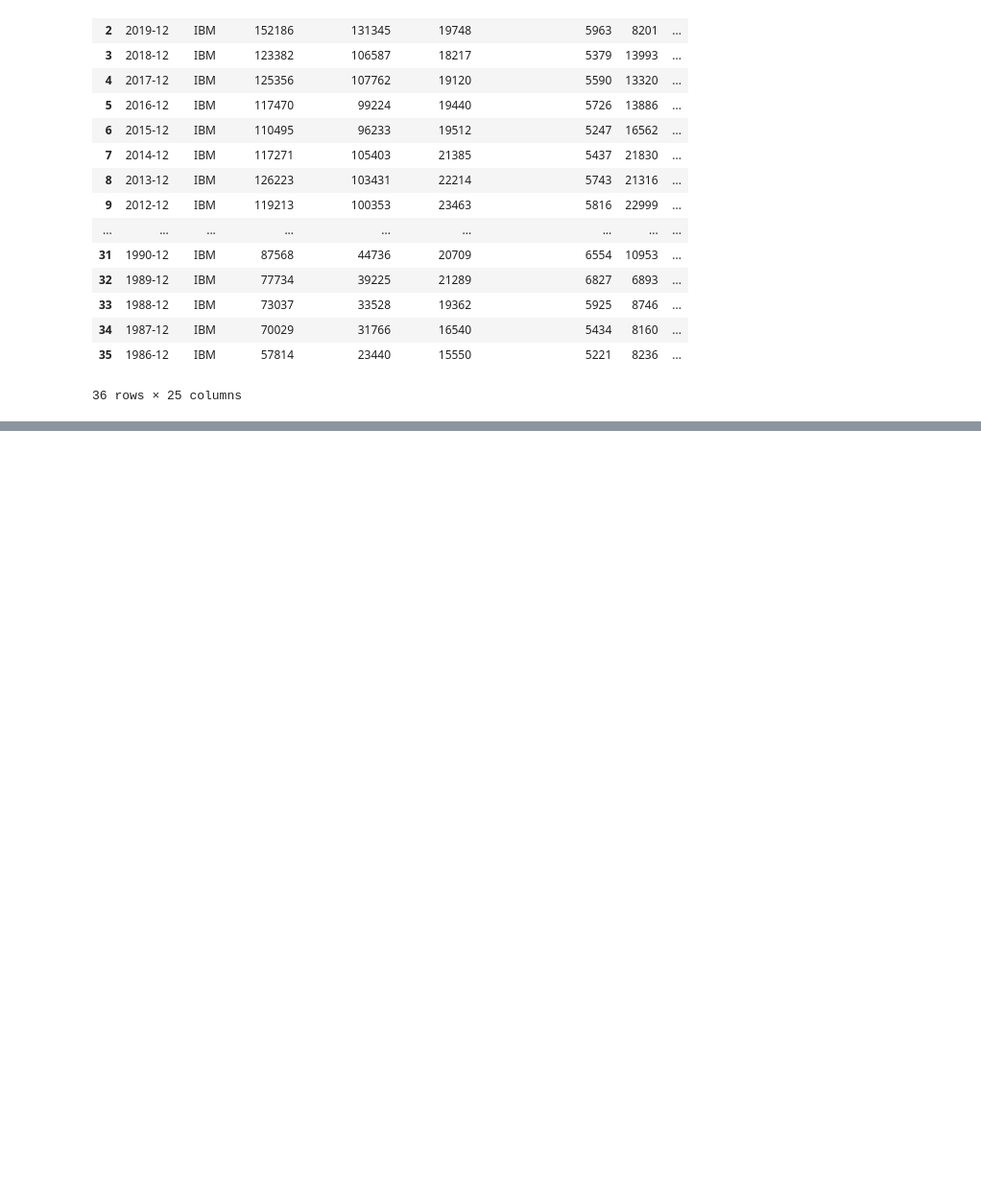
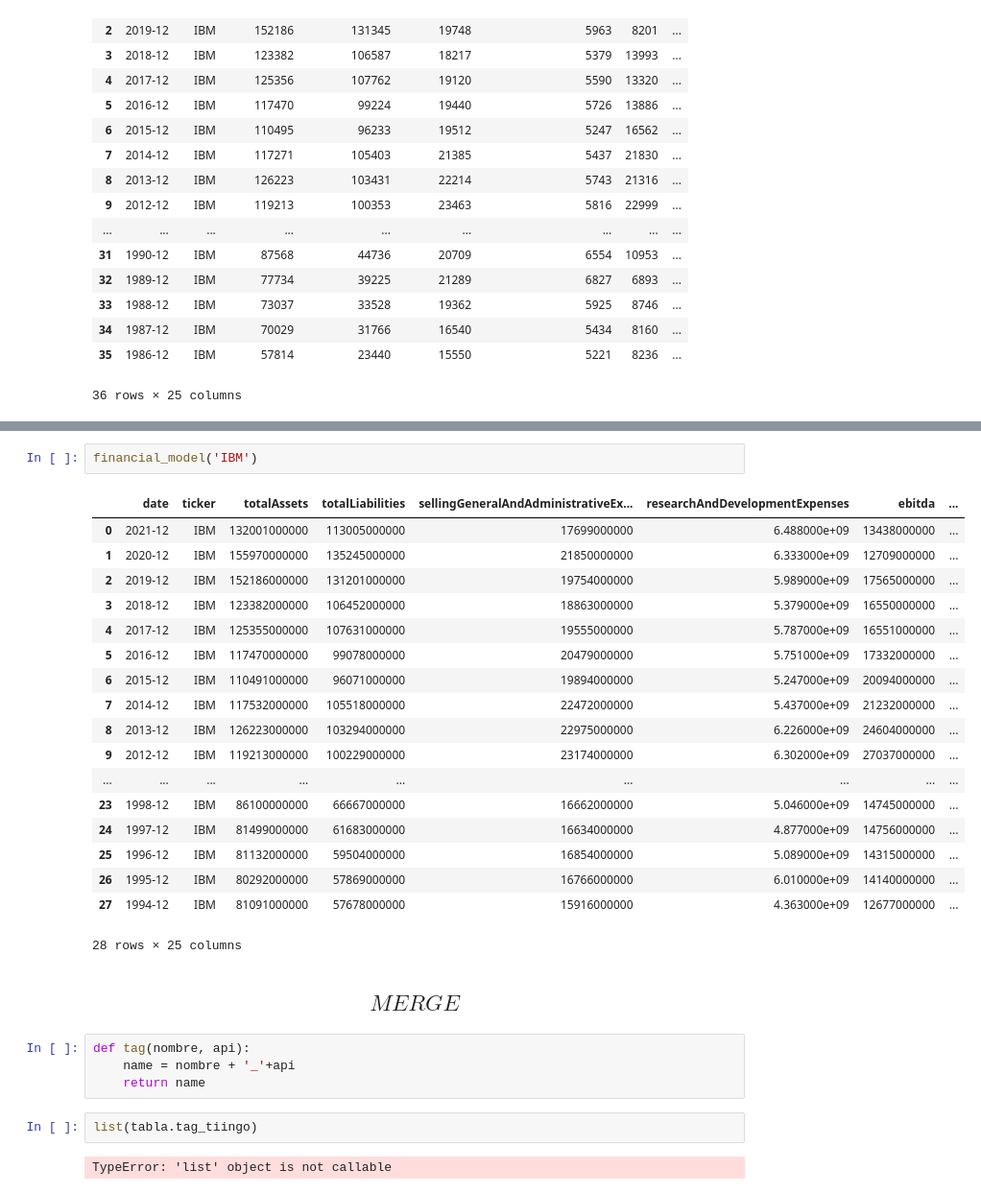
Before and after one commit to Aleengelstajn/Financial-APIs-Comparison-Python, a Jupyter notebook: API_downloads/Merge.ipynb, the cells around one changed output, grey strips where cells are left out. Shown at 96% size. Saved outputs shown, nothing was run; the diff lists cells and outputs as text; blank space fills up the shorter version.

```diff
--- a/API_downloads/Merge.ipynb
+++ b/API_downloads/Merge.ipynb
@@ -321,0 +437,31 @@ finnhub('IBM')
+# %%
+financial_model('IBM')
+# %% [output]
+|  | date | ticker | totalAssets | totalLiabilities | sellingGeneralAndAdministrativeEx... | researchAndDevelopmentExpenses | ebitda | ... |
+| 0 | 2021-12 | IBM | 132001000000 | 113005000000 | 17699000000 | 6.488000e+09 | 13438000000 | ... |
+| 1 | 2020-12 | IBM | 155970000000 | 135245000000 | 21850000000 | 6.333000e+09 | 12709000000 | ... |
+| 2 | 2019-12 | IBM | 152186000000 | 131201000000 | 19754000000 | 5.989000e+09 | 17565000000 | ... |
+| 3 | 2018-12 | IBM | 123382000000 | 106452000000 | 18863000000 | 5.379000e+09 | 16550000000 | ... |
+| 4 | 2017-12 | IBM | 125355000000 | 107631000000 | 19555000000 | 5.787000e+09 | 16551000000 | ... |
+| 5 | 2016-12 | IBM | 117470000000 | 99078000000 | 20479000000 | 5.751000e+09 | 17332000000 | ... |
+| 6 | 2015-12 | IBM | 110491000000 | 96071000000 | 19894000000 | 5.247000e+09 | 20094000000 | ... |
+| 7 | 2014-12 | IBM | 117532000000 | 105518000000 | 22472000000 | 5.437000e+09 | 21232000000 | ... |
+| 8 | 2013-12 | IBM | 126223000000 | 103294000000 | 22975000000 | 6.226000e+09 | 24604000000 | ... |
+| 9 | 2012-12 | IBM | 119213000000 | 100229000000 | 23174000000 | 6.302000e+09 | 27037000000 | ... |
+| ... | ... | ... | ... | ... | ... | ... | ... | ... |
+| 23 | 1998-12 | IBM | 86100000000 | 66667000000 | 16662000000 | 5.046000e+09 | 14745000000 | ... |
+| 24 | 1997-12 | IBM | 81499000000 | 61683000000 | 16634000000 | 4.877000e+09 | 14756000000 | ... |
+| 25 | 1996-12 | IBM | 81132000000 | 59504000000 | 16854000000 | 5.089000e+09 | 14315000000 | ... |
+| 26 | 1995-12 | IBM | 80292000000 | 57869000000 | 16766000000 | 6.010000e+09 | 14140000000 | ... |
+| 27 | 1994-12 | IBM | 81091000000 | 57678000000 | 15916000000 | 4.363000e+09 | 12677000000 | ... |
+28 rows × 25 columns
+# %% [markdown]
+## $$ MERGE $$
+# %%
+def tag(nombre, api):
+    name = nombre + '_'+api
+    return name
+# %%
+list(tabla.tag_tiingo)
+# %% [output]
+TypeError: 'list' object is not callable
```
Also changed, not shown: parts of 7 cells of this notebook, 3 other files.
